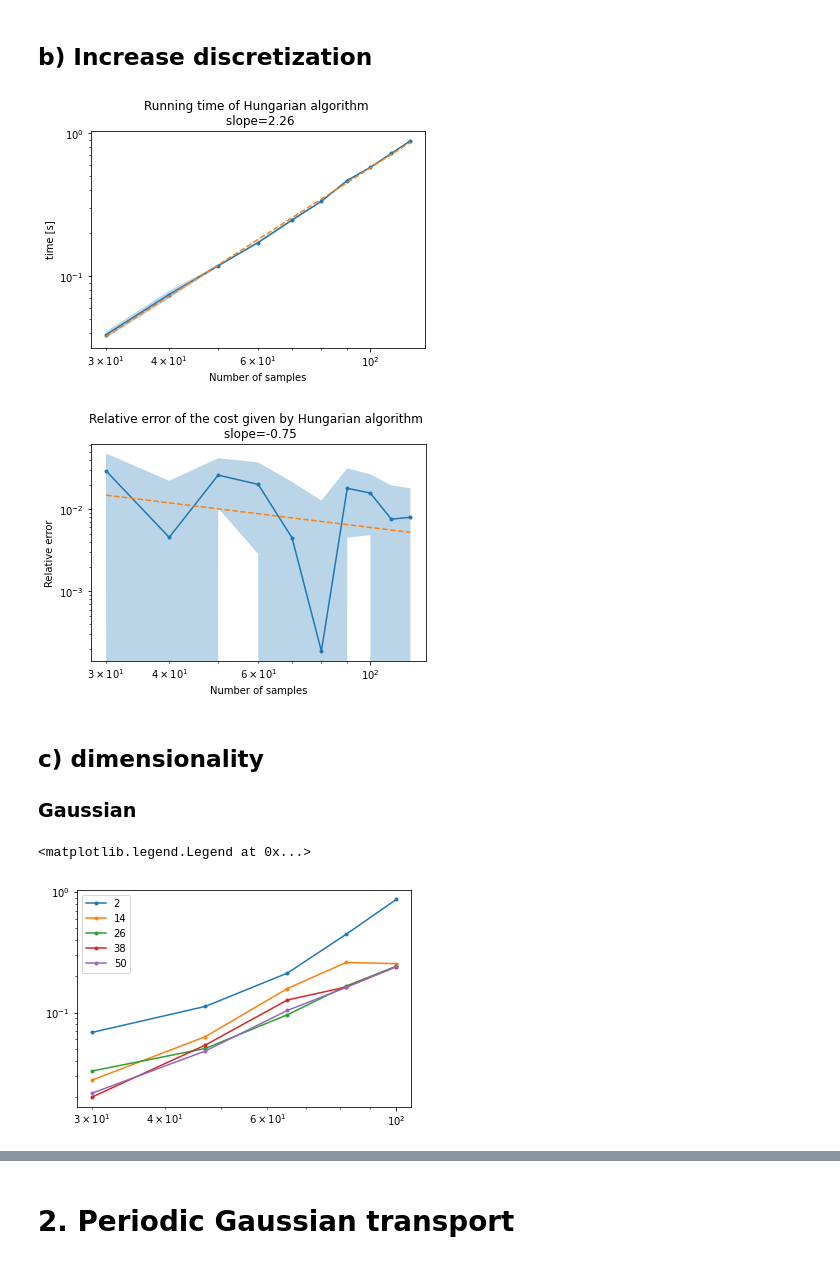
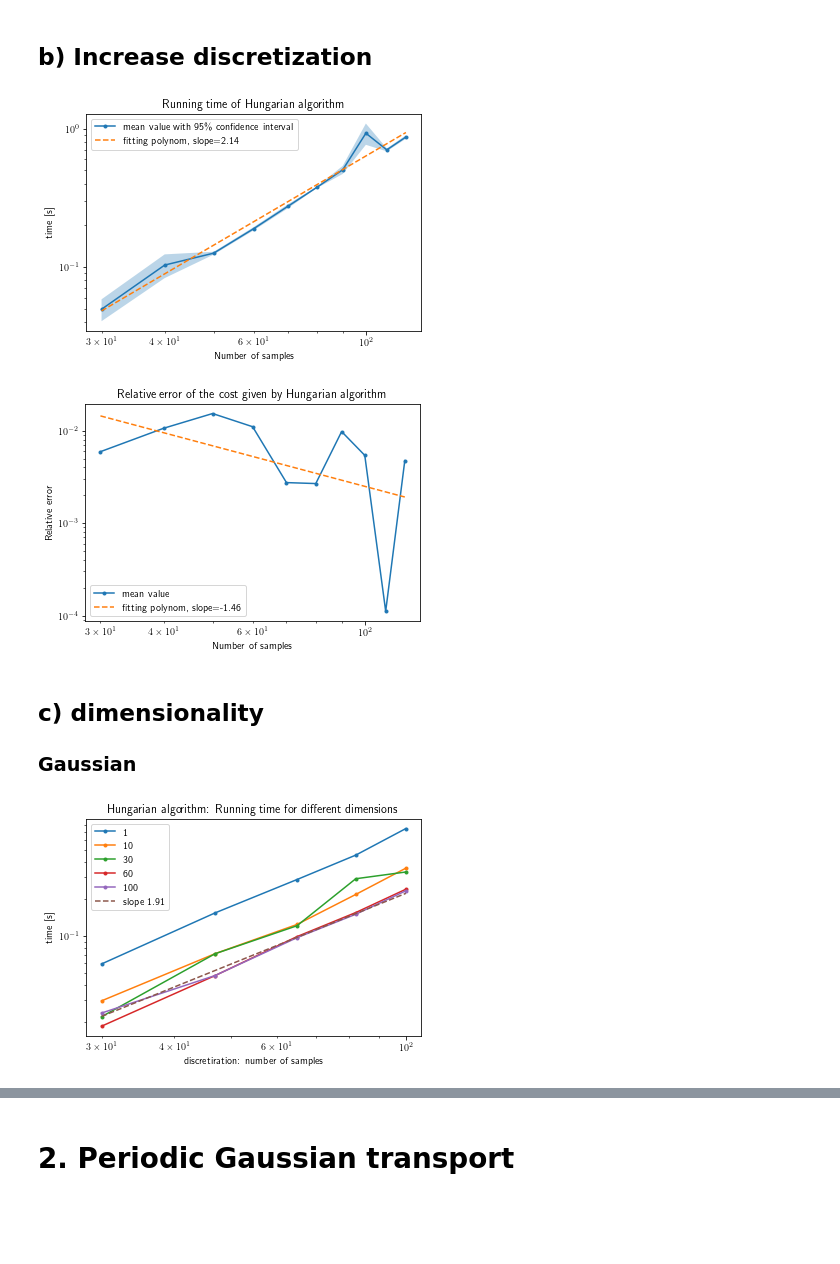
Before and after one commit to Benoit-Muller/Computational-Optimal-Transport, a Jupyter notebook: hungarian_analysis.ipynb, the cells around one changed output, grey strips where cells are left out. Drawn from its saved outputs; the diff is of its cells as text; code cells hidden in the pictures; blank space fills up the shorter version.

```diff
--- a/hungarian_analysis.ipynb
+++ b/hungarian_analysis.ipynb
@@ -20,20 +23,20 @@ from transport import (gaussian_transport,
 %matplotlib inline
 rng = np.random.default_rng(1234)
 d = 2
-n=100
+n=120
 if d==2:
     mean1, mean2 = np.array([-2,-1]), np.array([2,2])
 else:
     mean1, mean2 = rng.normal(size=d), rng.normal(size=d)
-cov1, cov2 = np.eye(d), np.eye(d)
+cov1, cov2 = 0.2*np.diag([1,4]), 0.2*np.diag([4,1])
 
 transport, W_true = gaussian_transport(mean1, cov1, mean2, cov2)
 mu, nu, C = gaussian_discreatization(mean1, cov1, mean2, cov2, n, rng)
 
 if d==2:
     plt.plot(mu[:,0],mu[:,1],'.')
-    plt.title("Gaussian discretization, cond(cov1)="+str(np.linalg.cond(cov1)))
     plt.plot(nu[:,0],nu[:,1],'.')
-    plt.title("Gaussian discretization, cond(cov2)="+str(np.linalg.cond(cov2)))
+    plt.title("Gaussian discretization")
+    plt.legend(["source $\mu$","target $\\nu$"])
     plt.savefig("graphics/hungarian_mu_nu.pdf")
 # %% [output]
@@ -41,5 +44,5 @@ if d==2:
 # %%
-row,x,phi,U,V, W_hungarian = hungarian3(C,tol=1e1)
+row,x,phi,U,V, W_hungarian = hungarian3(C)
 print(W_hungarian)
 # %% [output]
 hungarian3 succed (feasibility and complementary slackness holds)
@@ -54,13 +57,14 @@ print("Error =",W_hungarian-W_true)
 print("cond(cov1)=",np.linalg.cond(cov1),"cond(cov12)=",np.linalg.cond(cov2))
 
 if d==2:
-    plt.plot([mu[:,0],nu[row,0]],[mu[:,1],nu[row,1]],'blue')
+    #plt.plot([mu[:,0],nu[row,0]],[mu[:,1],nu[row,1]],'blue')
     for i,t in enumerate(np.linspace(0,1,4)):
         plt.figure()
         xx = (1-t)*mu[:,0] + t*nu[phi,0]
         yy = (1-t)*mu[:,1] + t*nu[phi,1]
-        plt.xlim((-5,6))
-        plt.ylim((-3,6))
-        plt.plot(xx,yy,'.')
-        plt.savefig("graphics/hungarian_geodesic"+str(i)+".pdf")
+        plt.xlim((-4,4))
+        plt.ylim((-4,4))
+        plt.plot(xx,yy,".")
+        plt.title(f"Hungarian algorithm \n Geodesic in t={t:.2f}")
+        plt.savefig(f"graphics/hungarian_geodesic{i:d}.pdf")
 # %% [output]
@@ -114,35 +117,37 @@ runtime = np.vstack((np.mean(runtime,axis=1), np.std(runtime,axis=1)))
 error = np.vstack((np.mean(error,axis=1), np.std(error,axis=1)))
 # %%
 %matplotlib inline
-conf_fact = 0.99/np.sqrt(repeat) #
+conf_fact = 2.086/np.sqrt(repeat) # 95% confidence
 
 plt.figure()
 plt.plot(nn,runtime[0],'.-')
 polynom = np.polyfit(np.log(nn),np.log(runtime[0]),deg=1)
 plt.plot(nn,np.exp(polynom[1])*nn**polynom[0],"--")
 plt.fill_between(nn,runtime[0]-conf_fact*runtime[1],runtime[0]+conf_fact*runtime[1],alpha=0.3)
+plt.legend(["mean value with 95\% confidence interval",f"fitting polynom, slope={polynom[0]:.2f}"])
 plt.yscale('log')
 plt.xscale('log')
-plt.title(f"Running time of Hungarian algorithm \n slope={polynom[0]:.2f}")
-plt.xlabel("Number of samples")
+plt.title(f"Running time of Hungarian algorithm")
+plt.xlabel("discretiration: number of samples")
 plt.ylabel("time [s]")
 plt.savefig("graphics/hungarian_time.pdf")
 
 plt.figure()
 error=np.abs(error)
 plt.plot(nn,error[0],'.-')
 polynom = np.polyfit(np.log(nn),np.log(error[0]),deg=1)
 plt.plot(nn,np.exp(polynom[1])*nn**polynom[0],"--")
-plt.fill_between(nn,error[0]-conf_fact*error[1],error[0]+conf_fact*error[1],alpha=0.3)
+#plt.fill_between(nn,error[0]-conf_fact*error[1],error[0]+conf_fact*error[1],alpha=0.3)
+plt.legend(["mean value",f"fitting polynom, slope={polynom[0]:.2f}"])
 plt.yscale('log')
 plt.xscale('log')
-plt.title(f"Relative error of the cost given by Hungarian algorithm \n slope={polynom[0]:.2f}")
-plt.xlabel("Number of samples")
+plt.title(f"Relative error of the cost given by Hungarian algorithm")
+plt.xlabel("discretiration: number of samples")
 plt.ylabel("Relative error")
 plt.savefig("graphics/hungarian_error.pdf")
 # %% [output]
-[figure, old version]
+[figure, new version]
-[figure, old version]
+[figure, new version]
 # %% [markdown]
 ## c) dimensionality
 ### Gaussian
@@ -150,10 +155,11 @@ plt.savefig("graphics/hungarian_error.pdf")
 %matplotlib inline
 
 rng = np.random.default_rng(1234)
-dd = np.linspace(2,50,5).astype(int)
+dd = (np.linspace(1,10,5)**2).astype(int)
 nn = np.linspace(30,100,5).astype(int)
+lastruntime = np.zeros((len(dd),2))
 plt.figure()
-for d in tqdm(dd,desc="dim loop", position=0):
+for idx_d,d in tqdm(enumerate(dd),total=len(dd),desc="dim loop", position=0):
     if d==2:
         mean1, mean2 = np.array([-2,-1]), np.array([2,2])
     else:
@@ -176,17 +182,21 @@ for d in tqdm(dd,desc="dim loop", position=0):
             runtime[i,j] = time.time() - tic
             error[i,j] = (W_hungarian - W_true) / W_true
     runtime = np.vstack((np.mean(runtime,axis=1), np.std(runtime,axis=1)))
+    lastruntime[idx_d] = runtime[:,-1]
     error = np.vstack((np.mean(error,axis=1), np.std(error,axis=1)))
     plt.plot(nn,runtime[0],'.-')
-    polynom = np.polyfit(np.log(nn),np.log(runtime[0]),deg=1)
+    #polynom = np.polyfit(np.log(nn),np.log(runtime[0]),deg=1)
     #plt.plot(nn,np.exp(polynom[1])*nn**polynom[0],"--")
     #plt.fill_between(nn,runtime[0]-conf_fact*runtime[1],runtime[0]+conf_fact*runtime[1],alpha=0.3)
+
 plt.yscale('log')
 plt.xscale('log')
-plt.legend(dd.astype(str))
-
-polynom = np.polyfit(np.log(nn),np.log(runtime[-1]),deg=1)
-polynom[0]
+plt.title("Hungarian algorithm: Running time for different dimensions")
+plt.xlabel("discretiration: number of samples")
+plt.ylabel("time [s]")
+polynom = np.polyfit(np.log(nn),np.log(runtime[0]),deg=1)
+plt.plot(nn,np.exp(polynom[1])*nn**polynom[0],"--")
+plt.legend(np.append(dd.astype(str),f"slope {polynom[0]:.2f}"))
+plt.savefig("graphics/hungarian_dimensions.pdf")
 # %% [output]
-<matplotlib.legend.Legend at 0x...>
-[figure, old version]
+[figure, new version]
```
Also changed, not shown: parts of 12 cells of this notebook, 14 other files.
